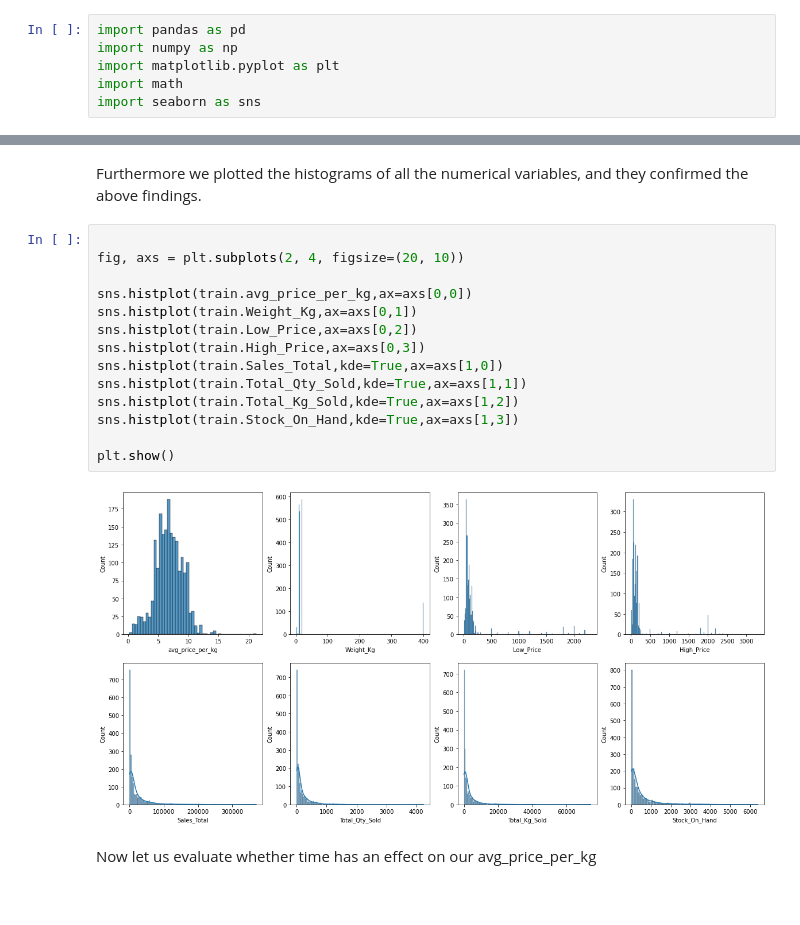
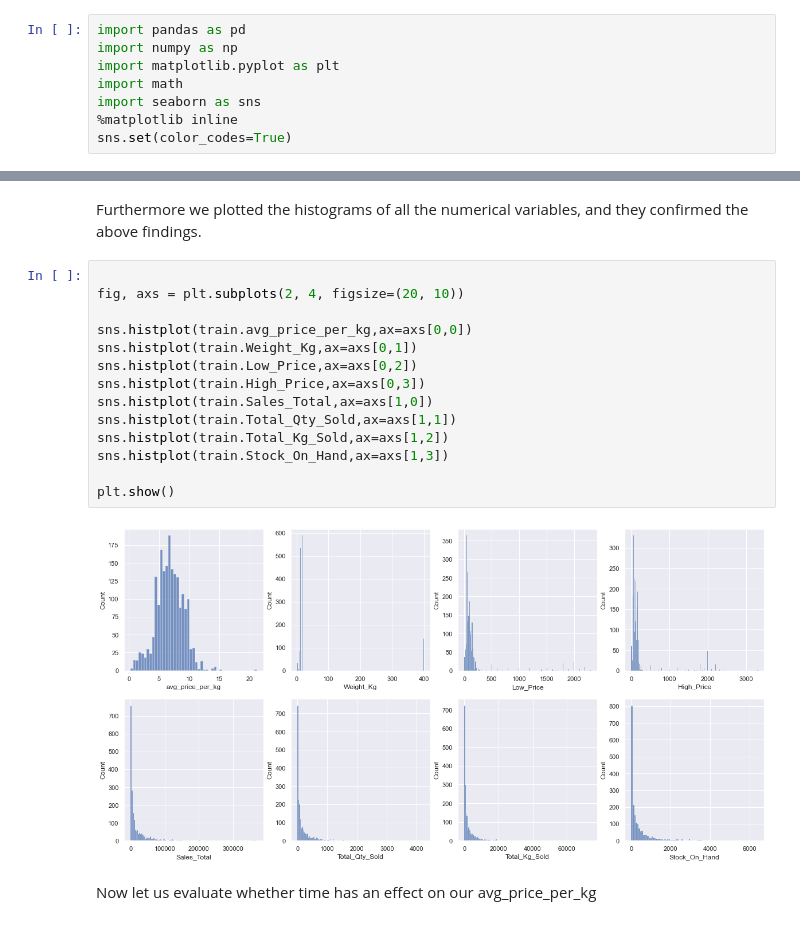
Before and after one commit to nkonyanihlulani/Team_7_regression, a Jupyter notebook: team_7.ipynb, the cells around one changed output, grey strips where cells are left out. Saved outputs shown, nothing was run; the diff lists cells and outputs as text.

```diff
--- a/team_7.ipynb
+++ b/team_7.ipynb
@@ -23,6 +23,8 @@ import numpy as np
 import matplotlib.pyplot as plt
 import math
 import seaborn as sns
+%matplotlib inline
+sns.set(color_codes=True)
 # %% [markdown]
 ## **Load Data**
 # %%
@@ -112,19 +114,19 @@ Furthermore we plotted the histograms of all the numerical variables, and they c
 # %%
 
 fig, axs = plt.subplots(2, 4, figsize=(20, 10))
 
 sns.histplot(train.avg_price_per_kg,ax=axs[0,0])
 sns.histplot(train.Weight_Kg,ax=axs[0,1])
 sns.histplot(train.Low_Price,ax=axs[0,2])
 sns.histplot(train.High_Price,ax=axs[0,3])
-sns.histplot(train.Sales_Total,kde=True,ax=axs[1,0])
-sns.histplot(train.Total_Qty_Sold,kde=True,ax=axs[1,1])
-sns.histplot(train.Total_Kg_Sold,kde=True,ax=axs[1,2])
-sns.histplot(train.Stock_On_Hand,kde=True,ax=axs[1,3])
+sns.histplot(train.Sales_Total,ax=axs[1,0])
+sns.histplot(train.Total_Qty_Sold,ax=axs[1,1])
+sns.histplot(train.Total_Kg_Sold,ax=axs[1,2])
+sns.histplot(train.Stock_On_Hand,ax=axs[1,3])
 
 plt.show()
 # %% [output]
-[figure, old version]
+[figure, new version]
 # %% [markdown]
 Now let us evaluate whether time has an effect on our avg_price_per_kg
 # %%
```
Also changed, not shown: parts of 7 cells of this notebook.
